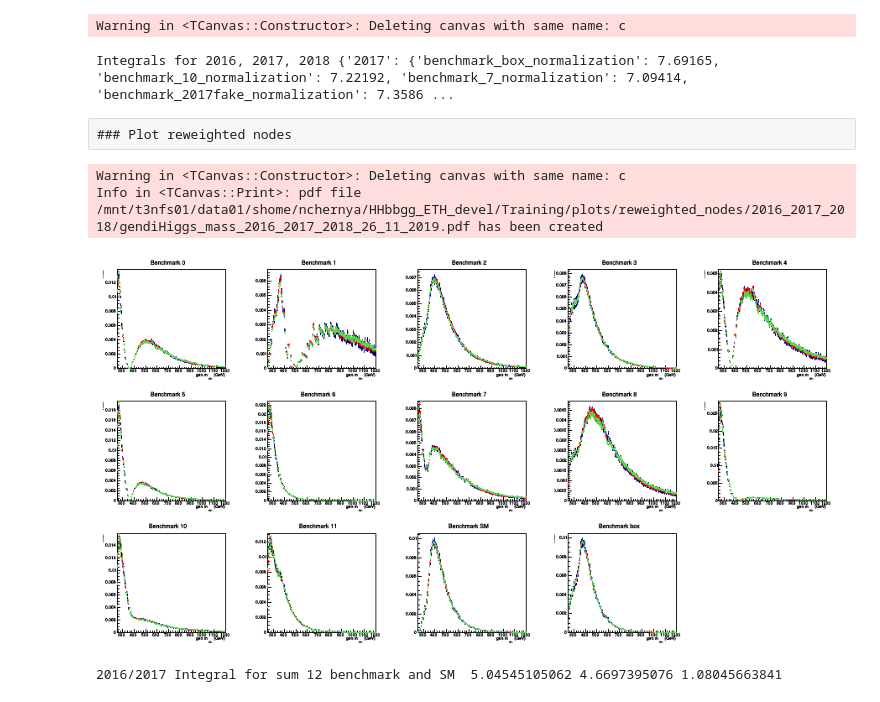
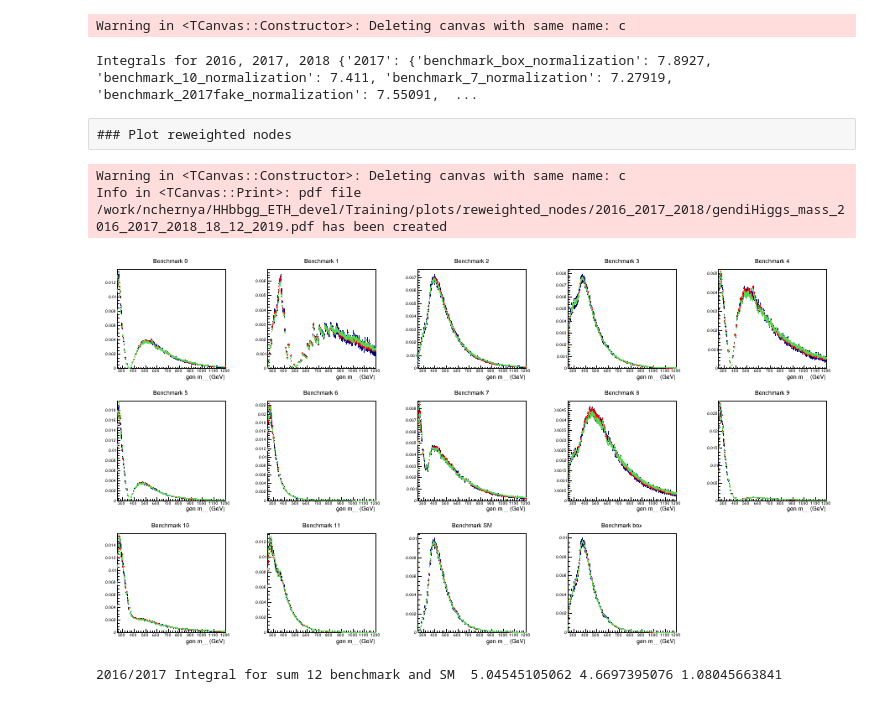
Before and after one commit to chernyavskaya/HHbbgg_ETH, a Jupyter notebook: Training/notebooks/makeHHreweightingHist.ipynb, the cells around one changed output. Drawn from its saved outputs; the diff is of its cells as text; code cells hidden in the pictures.

Commit message:
training over Christmas

```diff
--- a/Training/notebooks/makeHHreweightingHist.ipynb
+++ b/Training/notebooks/makeHHreweightingHist.ipynb
@@ -17,13 +19,13 @@ import json
 ## Create root file for creating a histogram needed for nodes reweighting
 # %%
 #file_dir = '/shome/nchernya/CMSSW_9_4_9/src/flashgg/output_oldnodes2016_30_01_2018/'   #2016 old nodes
-file_dir = '/shome/nchernya/HHbbgg_ETH_devel/root_files/HHreweighting_15_11_2019/'   #2017 nodes
-out_dir = '/shome/nchernya/HHbbgg_ETH_devel/root_files/HHreweighting_15_11_2019/'
+file_dir = '/work/nchernya/HHbbgg_ETH_devel/root_files/HHreweighting_18_12_2019/'   #2017 nodes
+out_dir = '/work/nchernya/HHbbgg_ETH_devel/root_files/HHreweighting_18_12_2019/'
 year = '2016'
 #outname = 'output_GluGluToHHTo2B2G_mix12nodes_13TeV-madgraph_%s.root'%year
 #inname = 'output_GluGluToHHTo2B2G_12nodes_13TeV-madgraph.root'
-outname = 'output_hh%s_07_11_2019_merged.root'%year
-inname = 'output_hh%s_07_11_2019.root'%year
+outname = 'output_hh%s_18_12_2019_merged.root'%year
+inname = 'output_hh%s_18_12_2019.root'%year
 # %%
 out = TFile(out_dir+outname,'recreate')
 gen_events_per_node = []
@@ -49,23 +51,24 @@ out.Close()
 # %% [markdown]
 ## Check reweighted nodes
 # %%
+dirname = '20191812'
 year = '2018'
 if year=='2017':
    # file_dir = '/work/nchernya/DiHiggs/inputs/newMicroAOD/nodes/'
-    file_dir ='/work/nchernya/HHbbgg_ETH_devel/root_files/ntuples_20192611/ntuples_%s_20192611/'%year
+    file_dir ='/work/nchernya/HHbbgg_ETH_devel/root_files/ntuples_%s/ntuples_%s_%s/'%(dirname,year,dirname)
     name='hh%s_13TeV_125_13TeV'%year
     inname = 'output_GluGluToHHTo2B2G_node_all_%s'%year
 if year=='2016':
-    file_dir ='/work/nchernya/HHbbgg_ETH_devel/root_files/ntuples_20192611/ntuples_%s_20192611/'%year
+    file_dir ='/work/nchernya/HHbbgg_ETH_devel/root_files/ntuples_%s/ntuples_%s_%s/'%(dirname,year,dirname)
    # file_dir = '/work/nchernya/DiHiggs/inputs/newMicroAOD/nodes/'
     name='hh%s_13TeV_125_13TeV'%year
     inname = 'output_GluGluToHHTo2B2G_node_all_%s'%year
 if year=='2018':
    # file_dir = '/work/nchernya/DiHiggs/inputs/newMicroAOD/nodes/'
-    file_dir ='/work/nchernya/HHbbgg_ETH_devel/root_files/ntuples_20192611/ntuples_%s_20192611/'%year
+    file_dir ='/work/nchernya/HHbbgg_ETH_devel/root_files/ntuples_%s/ntuples_%s_%s/'%(dirname,year,dirname)
     name='hh%s_13TeV_125_13TeV'%year
     inname = 'output_GluGluToHHTo2B2G_node_all_%s'%year
-out_dir = '/work/nchernya/HHbbgg_ETH_devel/root_files/HHreweighting_26_11_2019/'
+out_dir = '/work/nchernya/HHbbgg_ETH_devel/root_files/HHreweighting_%s/'%dirname
 
 
 outname = inname+'_%s'%('merged')
@@ -100,14 +103,12 @@ newtreeGen.Write()
 newtree.Write()
 out.Close()
 # %%
-plot_dir = '/mnt/t3nfs01/data01/shome/nchernya/HHbbgg_ETH_devel/Training/plots/reweighted_nodes/2016_2017_2018/'
-date = '26_11_2019'
+plot_dir = '/work/nchernya/HHbbgg_ETH_devel/Training/plots/reweighted_nodes/2016_2017_2018/'
+date = '18_12_2019'
 # %% [markdown]
 ### Calculate normalization weight from gen tree without any preselection
 # %%
-file_dir = '/work/nchernya/HHbbgg_ETH_devel/root_files/HHreweighting_26_11_2019/'
-file_dir_2017 = '/work/nchernya/DiHiggs/inputs/newMicroAOD/nodes/'
-file_dir_2018 = '/work/nchernya/DiHiggs/inputs/newMicroAOD/nodes/'
+file_dir = '/work/nchernya/HHbbgg_ETH_devel/root_files/HHreweighting_20191812/'
 file_dir_2017 = file_dir
 file_dir_2018 = file_dir
 
@@ -131,9 +132,9 @@ i=0
 #integral 2018 SMfake = 0.37462828  -> from reweighting  0.3551(2.87329610618/8.09015) ->1.055
 #integral 2016 SM = 0.41176140 , real SM   - > from reweighting : 0.37974 (3.91892648766927587e-01/66.94033) -> 1.0506
 
-correction_factor_2016 = 1./(1.06*0.983)
-correction_factor_2017 = 1./(1.06*1.025)
-correction_factor_2018 = 1./(1.06*0.985)
+correction_factor_2016 = 1./(1.06)#*0.983)
+correction_factor_2017 = 1./(1.06)#*1.025)
+correction_factor_2018 = 1./(1.06)#*0.985)
 
 nodes = list(np.arange(0,12,1))
 nodes.append('SM')
@@ -192,16 +193,16 @@ Warning in <TCanvas::Constructor>: Deleting canvas with same name: c
 # %%
 print 'Integrals for 2016, 2017, 2018', normalization
 # %% [output]
-Integrals for 2016, 2017, 2018 {'2017': {'benchmark_box_normalization': 7.69165, 'benchmark_10_normalization': 7.22192, 'benchmark_7_normalization': 7.09414, 'benchmark_2017fake_normalization': 7.3586 ...
+Integrals for 2016, 2017, 2018 {'2017': {'benchmark_box_normalization': 7.8927, 'benchmark_10_normalization': 7.411, 'benchmark_7_normalization': 7.27919, 'benchmark_2017fake_normalization': 7.55091,  ...
 # %% [raw]
 ### Plot reweighted nodes
 # %%
 sum=0.
 c = TCanvas("c","c",900,500)
 c.Divide(5,3)
-file_dir = '/work/nchernya/HHbbgg_ETH_devel/root_files/HHreweighting_26_11_2019/'
-file_dir_2017 = '/work/nchernya/HHbbgg_ETH_devel/root_files/HHreweighting_26_11_2019/'
-file_dir_2018 = '/work/nchernya/HHbbgg_ETH_devel/root_files/HHreweighting_26_11_2019/'
+file_dir = '/work/nchernya/HHbbgg_ETH_devel/root_files/HHreweighting_20191812/'
+file_dir_2017 = '/work/nchernya/HHbbgg_ETH_devel/root_files/HHreweighting_20191812/'
+file_dir_2018 = '/work/nchernya/HHbbgg_ETH_devel/root_files/HHreweighting_20191812/'
 
 
 name='GluGluToHHTo2B2G_12nodes_13TeV_madgraph'
@@ -256,36 +257,36 @@ for num_node in nodes:
     hist.SetTitle("Benchmark %s"%(num_node))
     if which_reco_gen ==0 : hist.GetXaxis().SetTitle('reco m_{HH} (GeV)')
     else : hist.GetXaxis().SetTitle('gen m_{HH} (GeV)')
 
-   # hist.GetXaxis().SetTitleSize(0.05)
+    hist.GetXaxis().SetTitleSize(0.05)
    # hist.GetYaxis().SetTitleSize(0.05)
     hist.GetYaxis().SetTitle('A.U.')
     ROOT.gStyle.SetOptTitle(1)
     ROOT.gStyle.SetOptStat(0)
     norm_value = normalization['2016']['benchmark_%s_normalization'%num_node]
     tree.Draw("%s>>hist_2016_%s"%(diHiggs_mass[which_reco_gen],num_node),"weight*benchmark_reweight_%s/%s"%(num_node,norm_value))
 
     hist.Scale(1./hist.Integral())
     #print '2016 Integral for benchmark ',num_node,' : ', hist.Integral()
 
    # print '2016/2017 Integral for benchmark ',num_node,' : ', hist.Integral()/hist_2017.Integral()
 
 
     hist.Draw("ALsame")
     hists_list.append(hist)
     hist_2017.Draw("same")
     hists_list_2017.append(hist_2017)
     hist_2018.Draw("same")
     hists_list_2018.append(hist_2018)
 
     i+=1
 c.Draw()
 if which_reco_gen ==0 : c.SaveAs(plot_dir+'recodiHiggs_mass_2016_2017_2018_'+date+'.pdf')
 else : c.SaveAs(plot_dir+'gendiHiggs_mass_2016_2017_2018_'+date+'.pdf')
 # %% [output]
 Warning in <TCanvas::Constructor>: Deleting canvas with same name: c
-Info in <TCanvas::Print>: pdf file /mnt/t3nfs01/data01/shome/nchernya/HHbbgg_ETH_devel/Training/plots/reweighted_nodes/2016_2017_2018/gendiHiggs_mass_2016_2017_2018_26_11_2019.pdf has been created
+Info in <TCanvas::Print>: pdf file /work/nchernya/HHbbgg_ETH_devel/Training/plots/reweighted_nodes/2016_2017_2018/gendiHiggs_mass_2016_2017_2018_18_12_2019.pdf has been created
-[figure, old version]
+[figure, new version]
 # %%
 sum=0.
 c = TCanvas("c","c",500,500)
```
Also changed, not shown: parts of 1 cell of this notebook, 9 other files.
